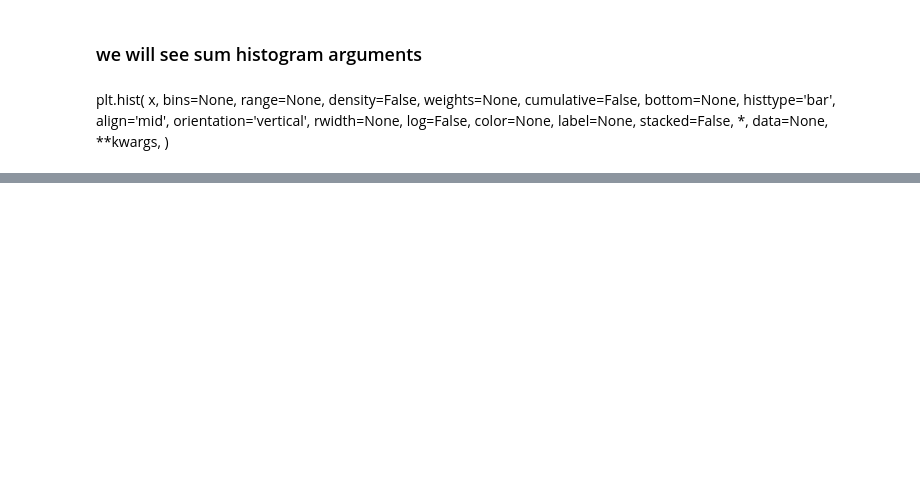
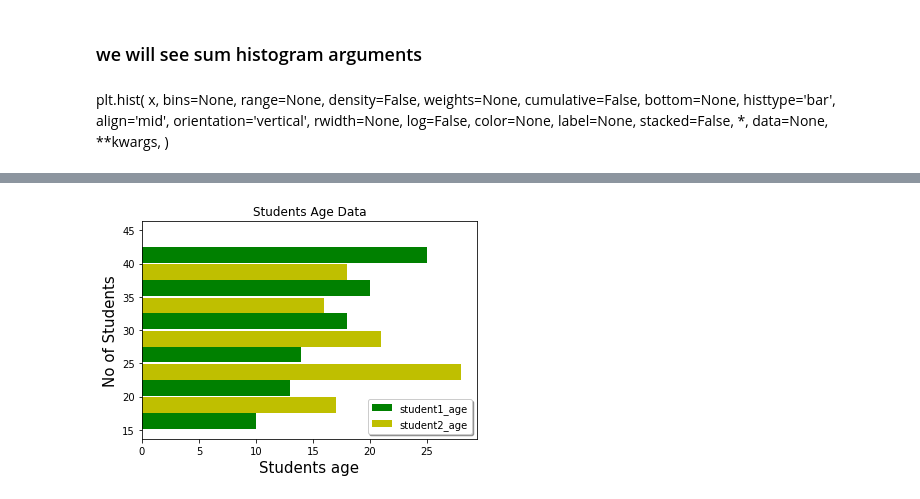
Before and after one commit to Abdullah-kwl/Matplotlib-Tutorial, a Jupyter notebook: mtplot_tutorial07.ipynb, the cells around one changed output, grey strips where cells are left out. Saved outputs shown, nothing was run; the diff lists cells and outputs as text; code cells hidden in the pictures; blank space fills up the shorter version.

Commit message:
mtplot_tutorial07.ipynb (Histograms)

```diff
--- a/mtplot_tutorial07.ipynb
+++ b/mtplot_tutorial07.ipynb
@@ -109,0 +110,12 @@ plt.show()
+# %%
+plt.title("Students Age Data")
+plt.xlabel("Students age" ,fontsize=15)
+plt.ylabel("No of Students",fontsize=15)
+plt.hist([student1_age,student2_age] , bins=[15,20,25,30,35,40,45] ,
+         rwidth=0.95 ,color=["g","y"] , label=["student1_age","student2_age"], orientation='horizontal')
+
+
+plt.legend(shadow=True)
+plt.show()
+# %% [output]
+[figure, added]
```
Also changed, not shown: parts of 8 cells of this notebook.
